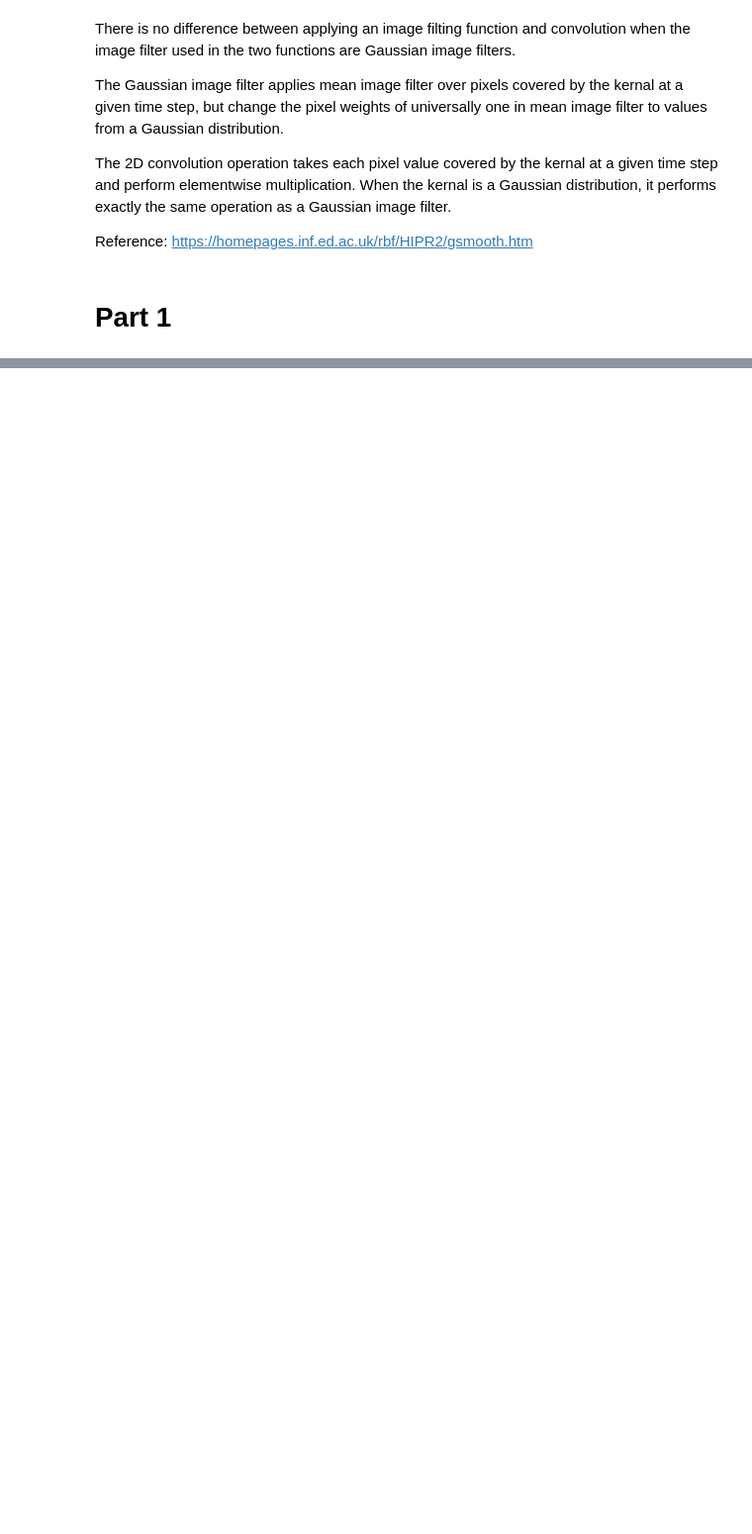
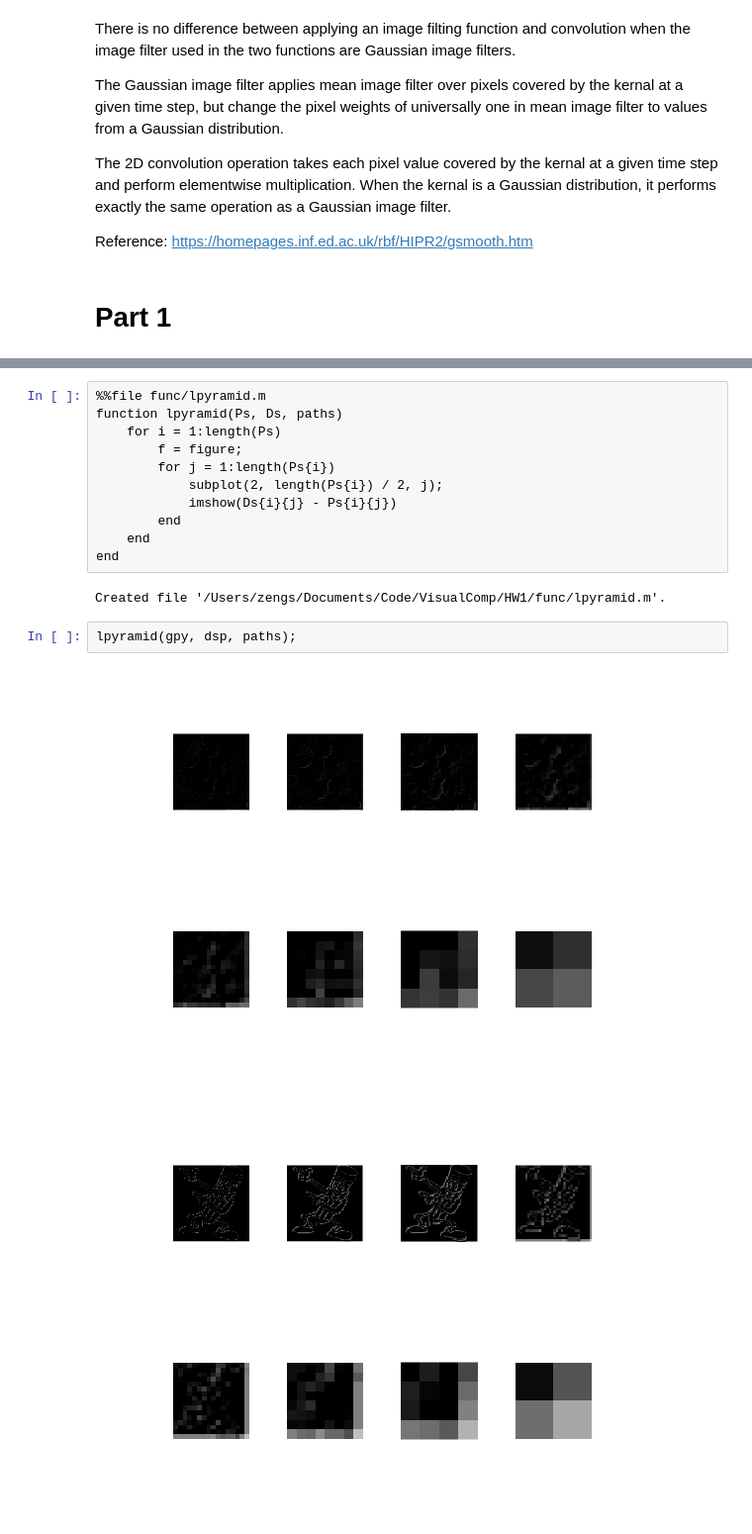
Before and after one commit to SIGUSRz/VisualComp, a Jupyter notebook: HW1/Main.ipynb, the cells around one changed output, grey strips where cells are left out. Shown: that part at 99% size. Drawn from its saved outputs; the diff is of its cells as text; blank space fills up the shorter version.

```diff
--- a/HW1/Main.ipynb
+++ b/HW1/Main.ipynb
@@ -285,0 +304,18 @@ pyramid(Is{2}, "flower");
+# %%
+%%file func/lpyramid.m
+function lpyramid(Ps, Ds, paths)
+    for i = 1:length(Ps)
+        f = figure;
+        for j = 1:length(Ps{i})
+            subplot(2, length(Ps{i}) / 2, j);
+            imshow(Ds{i}{j} - Ps{i}{j})
+        end
+    end
+end
+# %% [output]
+Created file '/Users/zengs/Documents/Code/VisualComp/HW1/func/lpyramid.m'.
+# %%
+lpyramid(gpy, dsp, paths);
+# %% [output]
+[figure, added]
+[figure, added]
```
Also changed, not shown: parts of 14 cells of this notebook, 1 other file.
